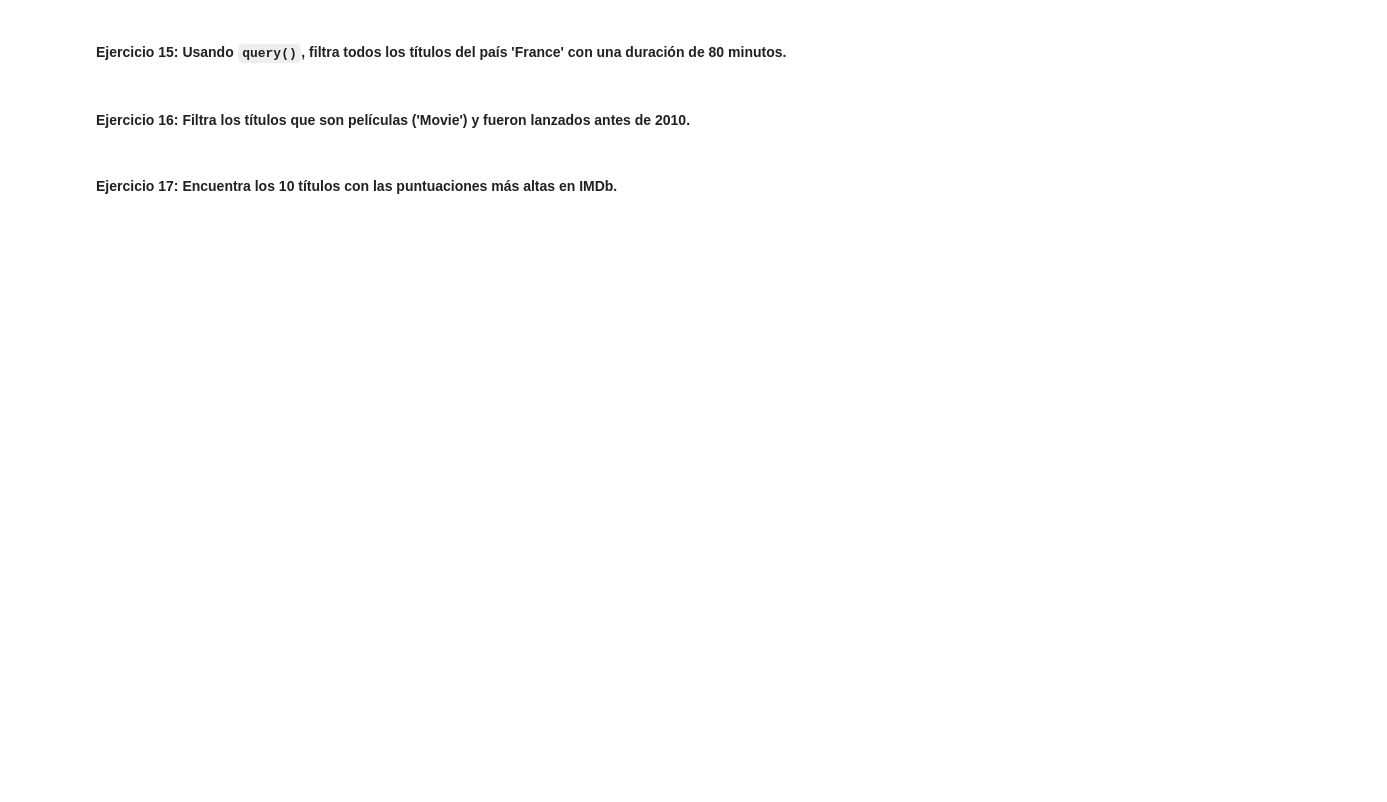
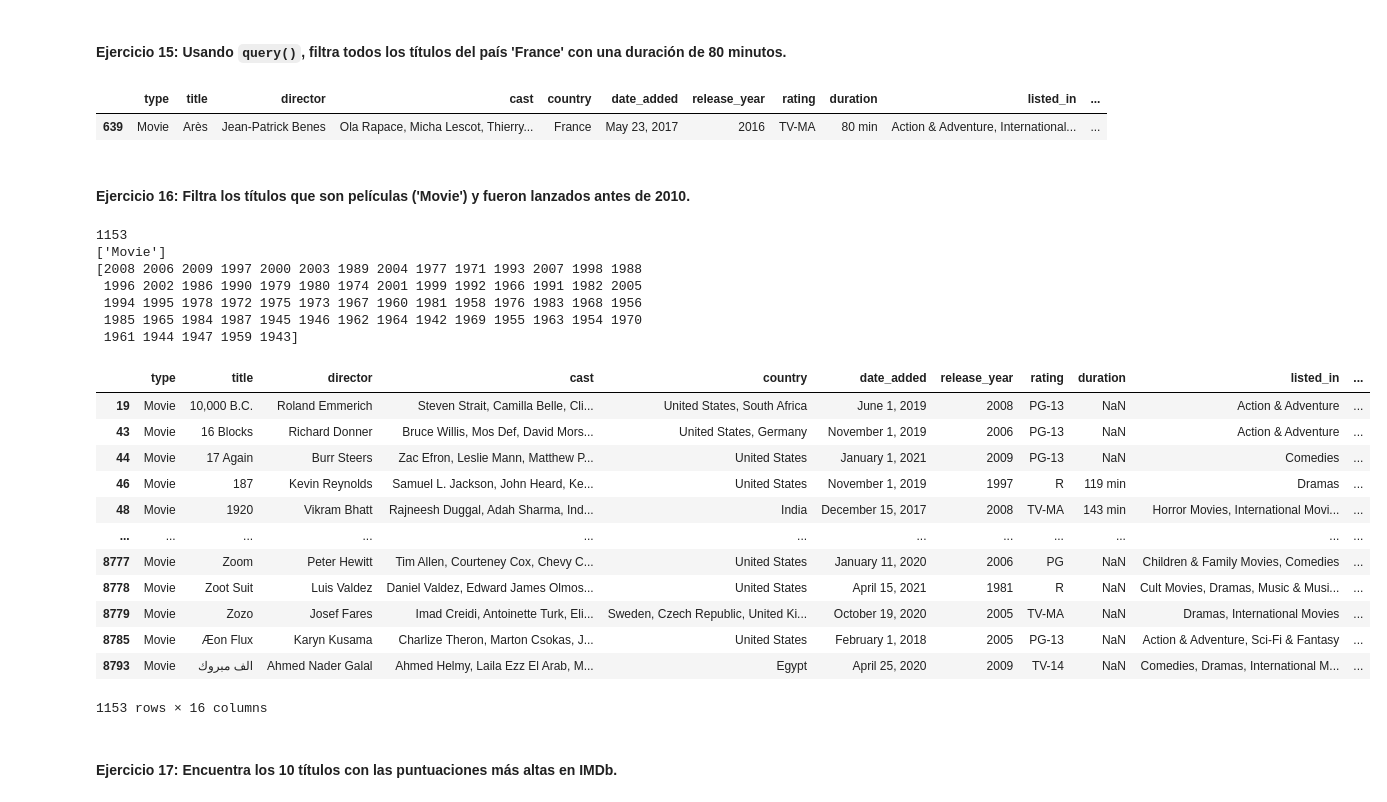
Before and after one commit to SrAlcast/2.3.filtrado_y_groupby, a Jupyter notebook: laboratorio-modulo2-leccion03-filtrado.ipynb, the cells around one changed output. Cells and saved outputs as stored; diff of their text form; code cells hidden in the pictures; blank space fills up the shorter version.

```diff
--- a/laboratorio-modulo2-leccion03-filtrado.ipynb
+++ b/laboratorio-modulo2-leccion03-filtrado.ipynb
@@ -97,6 +283,40 @@ df.
 # %% [markdown]
 #### Ejercicio 15: Usando `query()`, filtra todos los títulos del país 'France' con una duración de 80 minutos.
+# %%
+df_query=df.query("country=='France' and duration == '80 min' ")
+df_query
+# %% [output]
+|  | type | title | director | cast | country | date_added | release_year | rating | duration | listed_in | ... |
+| 639 | Movie | Arès | Jean-Patrick Benes | Ola Rapace, Micha Lescot, Thierry... | France | May 23, 2017 | 2016 | TV-MA | 80 min | Action & Adventure, International... | ... |
 # %% [markdown]
 #### Ejercicio 16: Filtra los títulos que son películas ('Movie') y fueron lanzados antes de 2010.
+# %%
+condicion1=df['type'].str.contains('Movie', na=False)
+condicion2=df['release_year']<2010
+print(df[condicion1&condicion2].shape[0])
+print(df[condicion1&condicion2]['type'].unique())
+print(df[condicion1&condicion2]['release_year'].unique())
+df[condicion1&condicion2]
+# %% [output]
+1153
+['Movie']
+[2008 2006 2009 1997 2000 2003 1989 2004 1977 1971 1993 2007 1998 1988
+ 1996 2002 1986 1990 1979 1980 1974 2001 1999 1992 1966 1991 1982 2005
+ 1994 1995 1978 1972 1975 1973 1967 1960 1981 1958 1976 1983 1968 1956
+ 1985 1965 1984 1987 1945 1946 1962 1964 1942 1969 1955 1963 1954 1970
+ 1961 1944 1947 1959 1943]
+|  | type | title | director | cast | country | date_added | release_year | rating | duration | listed_in | ... |
+| 19 | Movie | 10,000 B.C. | Roland Emmerich | Steven Strait, Camilla Belle, Cli... | United States, South Africa | June 1, 2019 | 2008 | PG-13 | NaN | Action & Adventure | ... |
+| 43 | Movie | 16 Blocks | Richard Donner | Bruce Willis, Mos Def, David Mors... | United States, Germany | November 1, 2019 | 2006 | PG-13 | NaN | Action & Adventure | ... |
+| 44 | Movie | 17 Again | Burr Steers | Zac Efron, Leslie Mann, Matthew P... | United States | January 1, 2021 | 2009 | PG-13 | NaN | Comedies | ... |
+| 46 | Movie | 187 | Kevin Reynolds | Samuel L. Jackson, John Heard, Ke... | United States | November 1, 2019 | 1997 | R | 119 min | Dramas | ... |
+| 48 | Movie | 1920 | Vikram Bhatt | Rajneesh Duggal, Adah Sharma, Ind... | India | December 15, 2017 | 2008 | TV-MA | 143 min | Horror Movies, International Movi... | ... |
+| ... | ... | ... | ... | ... | ... | ... | ... | ... | ... | ... | ... |
+| 8777 | Movie | Zoom | Peter Hewitt | Tim Allen, Courteney Cox, Chevy C... | United States | January 11, 2020 | 2006 | PG | NaN | Children & Family Movies, Comedies | ... |
+| 8778 | Movie | Zoot Suit | Luis Valdez | Daniel Valdez, Edward James Olmos... | United States | April 15, 2021 | 1981 | R | NaN | Cult Movies, Dramas, Music & Musi... | ... |
+| 8779 | Movie | Zozo | Josef Fares | Imad Creidi, Antoinette Turk, Eli... | Sweden, Czech Republic, United Ki... | October 19, 2020 | 2005 | TV-MA | NaN | Dramas, International Movies | ... |
+| 8785 | Movie | Æon Flux | Karyn Kusama | Charlize Theron, Marton Csokas, J... | United States | February 1, 2018 | 2005 | PG-13 | NaN | Action & Adventure, Sci-Fi & Fantasy | ... |
+| 8793 | Movie | الف مبروك | Ahmed Nader Galal | Ahmed Helmy, Laila Ezz El Arab, M... | Egypt | April 25, 2020 | 2009 | TV-14 | NaN | Comedies, Dramas, International M... | ... |
+1153 rows × 16 columns
 # %% [markdown]
 #### Ejercicio 17: Encuentra los 10 títulos con las puntuaciones más altas en IMDb.
```
Also changed, not shown: parts of 19 cells of this notebook.
